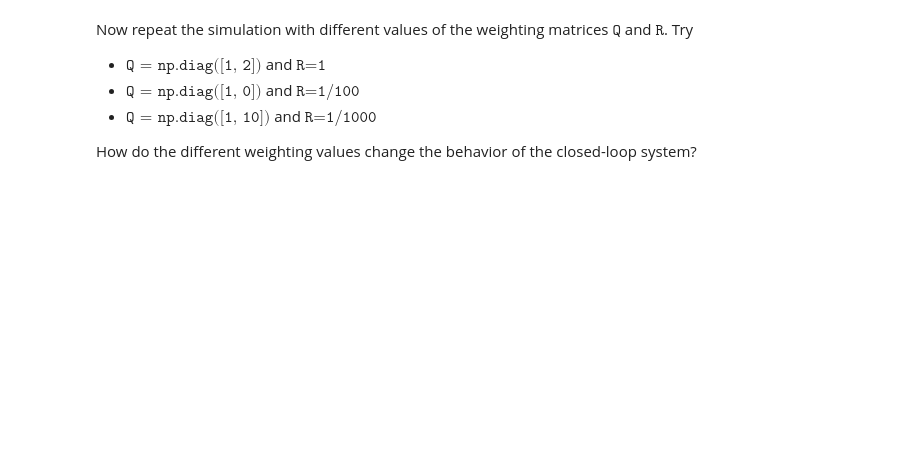
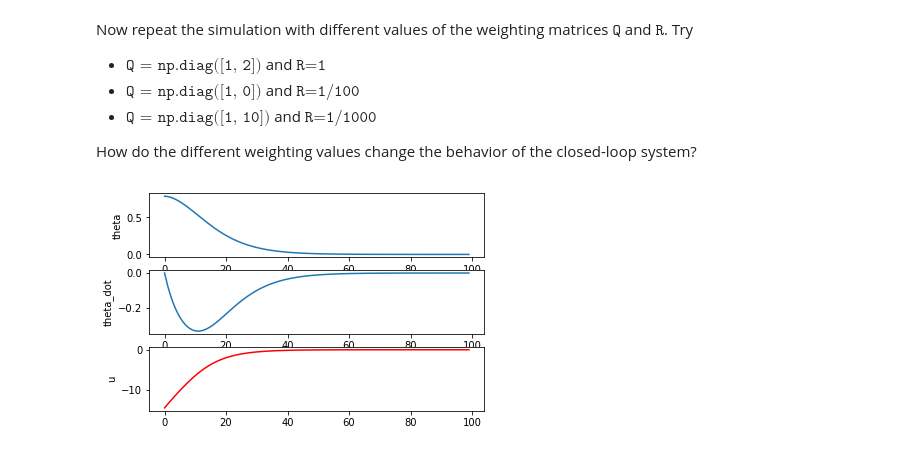
Before and after one commit to ZionDeng/Advanced-Control-Design, a Jupyter notebook: notebooks/Lab6_LQR.ipynb, the cells around one changed output. Saved outputs shown, nothing was run; the diff lists cells and outputs as text; code cells hidden in the pictures; blank space fills up the shorter version.

```diff
--- a/notebooks/Lab6_LQR.ipynb
+++ b/notebooks/Lab6_LQR.ipynb
@@ -143,0 +142,29 @@ How do the different weighting values change the behavior of the closed-loop sys
+# %%
+# Write your code here:
+def lqr_sim(Q_tune,R_tune):
+    Klqr, P, eigvals = dlqr(Ad, Bd, Q_tune, R_tune)
+    x0 = np.array([np.pi/4, 0])
+    Tf = 10
+    traj_time = np.arange(0.0, Tf, Ts)
+    t0 = 0.0
+
+    sol = solve_ivp(fun=continuous_dyn_with_controller, t_span=[t0, Tf], t_eval=traj_time,
+                    y0=x0, method='RK45', vectorized=True, args=(Klqr.flatten(), a0, a1, b0))
+
+    u = [-Klqr.dot(sol.y[:, i]) for i in range(len(sol.y[0,:]))]
+    plt.subplot(3,1,1)
+    plt.plot(sol.y[0,:])
+    plt.ylabel('theta')
+    plt.subplot(3,1,2)
+    plt.plot(sol.y[1,:])
+    plt.ylabel('theta_dot')
+    plt.subplot(3,1,3)
+    plt.plot(u, 'r')
+    plt.ylabel('u')
+    plt.show()
+# %%
+Q = np.diag([1,2])
+R = 1
+lqr_sim(Q,R)
+# %% [output]
+[figure, added]
```
Also changed, not shown: parts of 4 cells of this notebook, 7 other files.
